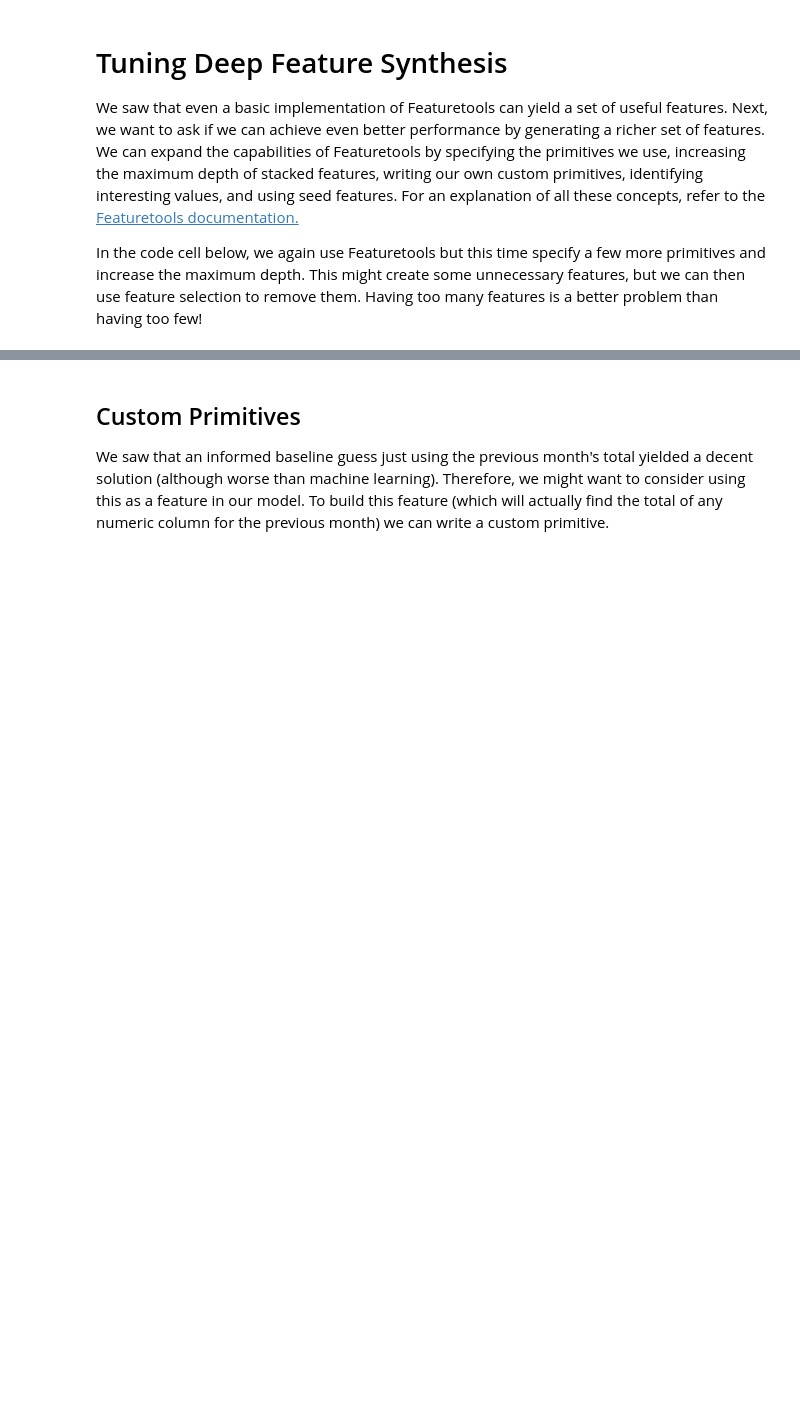
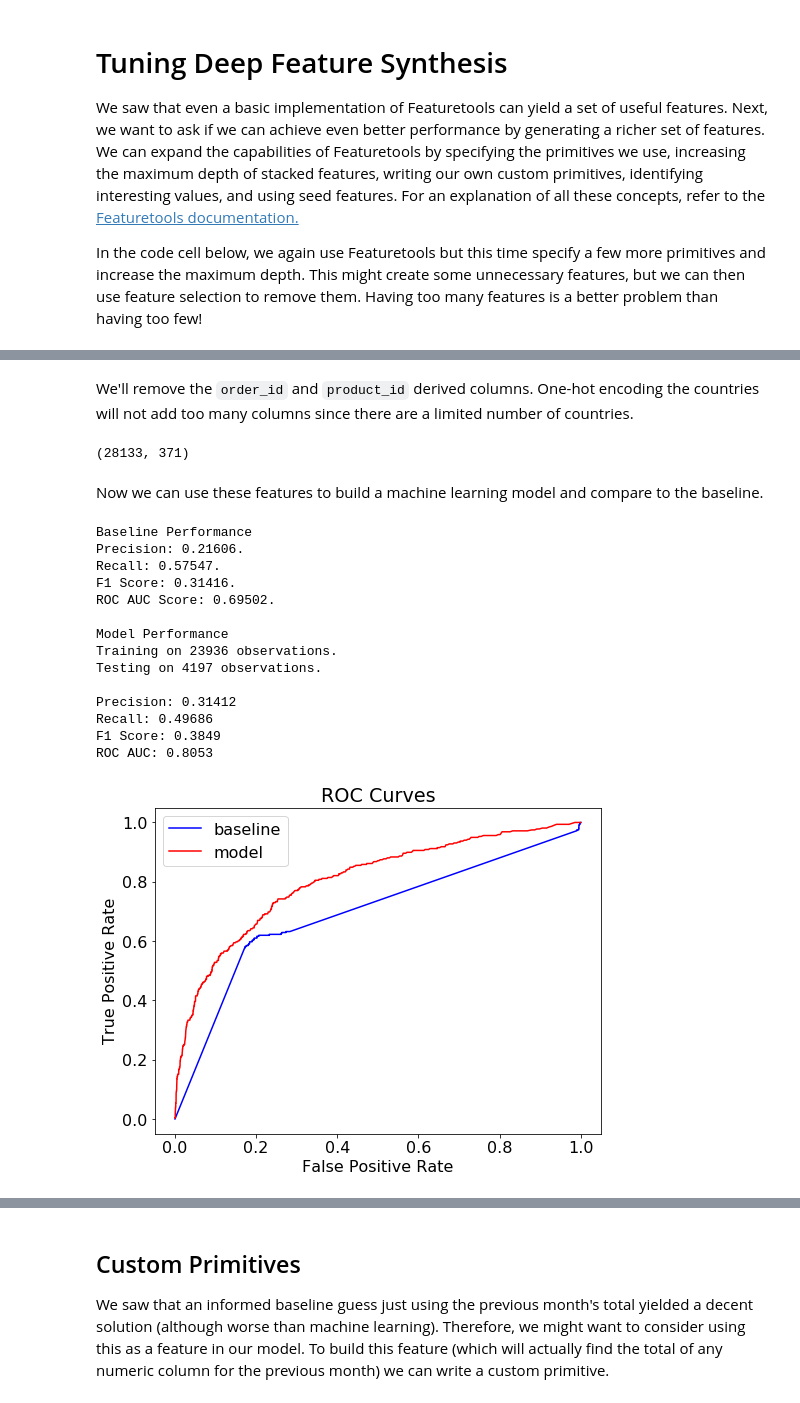
Before and after one commit to alteryx/Automated-Manual-Comparison, a Jupyter notebook: retail/notebooks/Automated Feature Engineering.ipynb, the cells around one changed output, grey strips where cells are left out. Cells and saved outputs as stored; diff of their text form; code cells hidden in the pictures; blank space fills up the shorter version.

```diff
--- a/retail/notebooks/Automated Feature Engineering.ipynb
+++ b/retail/notebooks/Automated Feature Engineering.ipynb
@@ -554,6 +777,6 @@ feature_matrix, feature_names = ft.dfs(entityset=es, target_entity='customers',
                                        trans_primitives = ['cum_sum', 'cum_mean', 'day',
                                                            'month', 'hour', 'weekend'],
                                        n_jobs = -1, chunk_size = len(labels), max_depth = 2,
-                                       cutoff_time = labels,
+                                       cutoff_time = labels, cutoff_time_in_index = True
                                        verbose = 1)
 feature_matrix.head()
@@ -594,0 +800,33 @@ feature_matrix_selected['time'] = t
+# %% [markdown]
+We'll remove the `order_id` and `product_id` derived columns. One-hot encoding the countries will not add too many columns since there are a limited number of countries.
+# %%
+feature_matrix.drop(columns = ['MODE(purchases.order_id)', 'MODE(purchases.product_id)',
+                               'LAST(purchases.order_id)', 'LAST(purchases.product_id)'], inplace = True)
+# %%
+feature_matrix = pd.get_dummies(feature_matrix).reset_index()
+feature_matrix.shape
+# %% [output]
+(28133, 371)
+# %% [markdown]
+Now we can use these features to build a machine learning model and compare to the baseline.
+# %%
+labels = labels.sort_values(['cutoff_time', 'customer_id'])
+feature_matrix['time'] = list(labels['cutoff_time'])
+# %%
+compare(12, feature_matrix)
+# %% [output]
+Baseline Performance
+Precision: 0.21606.
+Recall: 0.57547.
+F1 Score: 0.31416.
+ROC AUC Score: 0.69502.
+
+Model Performance
+Training on 23936 observations.
+Testing on 4197 observations.
+
+Precision: 0.31412
+Recall: 0.49686
+F1 Score: 0.3849
+ROC AUC: 0.8053
+[figure, added]
```
Also changed, not shown: parts of 98 cells of this notebook, 3 other files.
